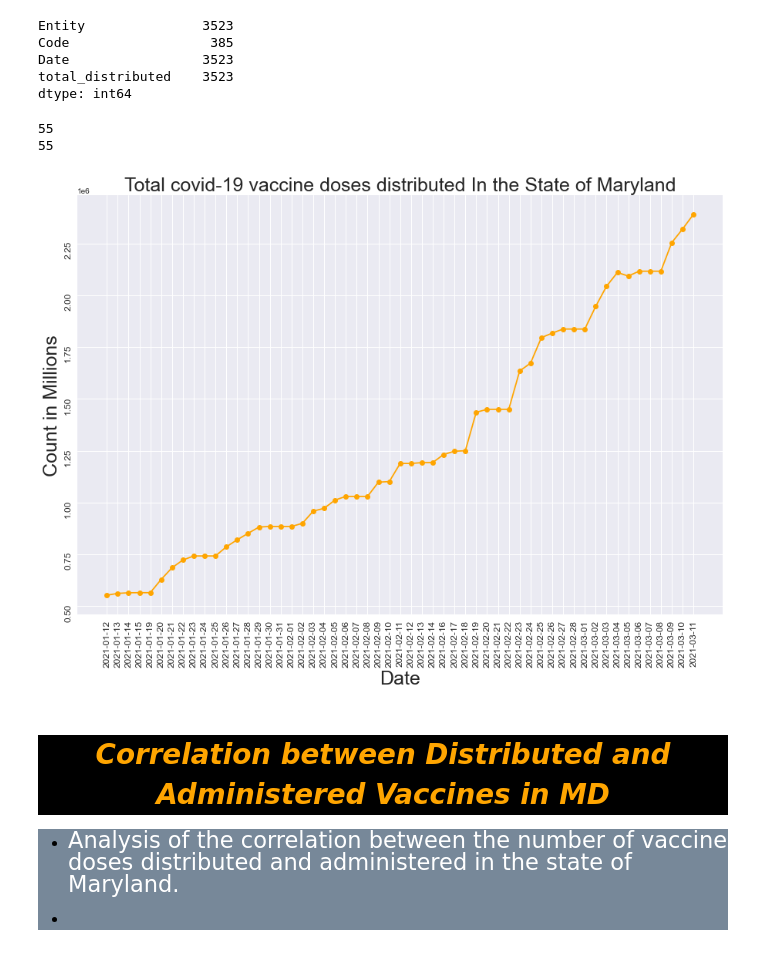
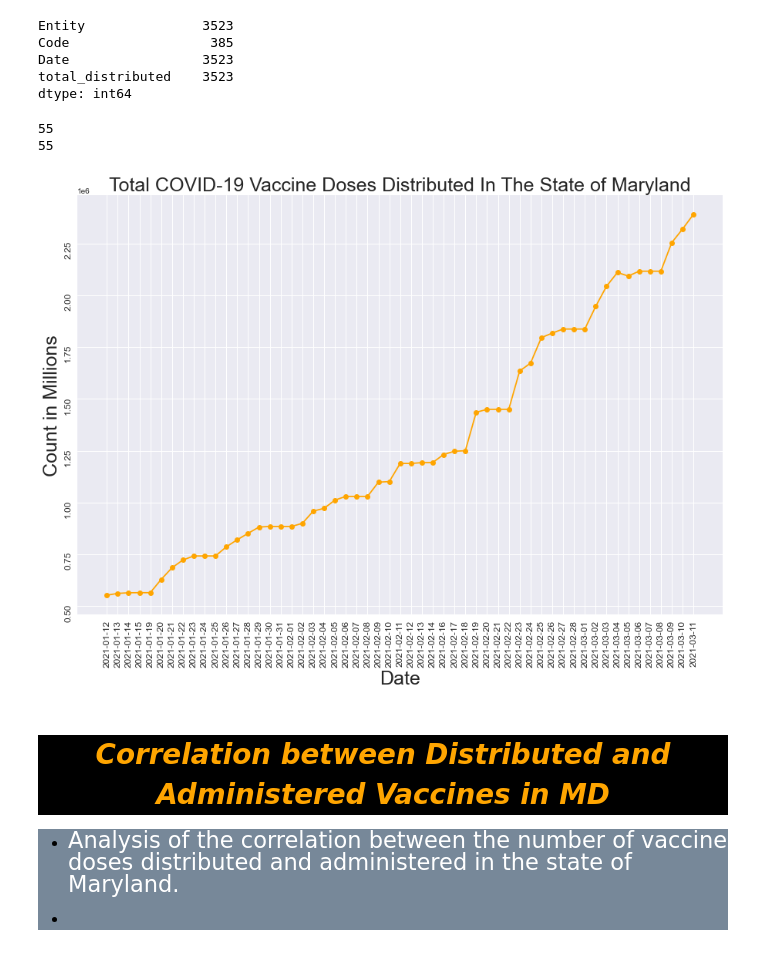
Before and after one commit to ccgrace/maryland_vaccination, a Jupyter notebook: Covid19-Vaccination-Analysis/Vaccionation_in_Maryland_starter.ipynb, the cells around one changed output. Drawn from its saved outputs; the diff is of its cells as text; code cells hidden in the pictures.

```diff
--- a/Covid19-Vaccination-Analysis/Vaccionation_in_Maryland_starter.ipynb
+++ b/Covid19-Vaccination-Analysis/Vaccionation_in_Maryland_starter.ipynb
@@ -107,20 +107,20 @@ total_doses_distributed_md = total_doses_distributed_df[total_doses_distributed_
 # %%
 dates = total_doses_distributed_md['Date']
 md_total_distributed = total_doses_distributed_md['total_distributed']
 print(len(dates))
 print(len(md_total_distributed))
 
 plt.figure(figsize=(15,10))
 plt.plot(dates, md_total_distributed,marker='o', color='orange')
 plt.ylabel("Count in Millions", fontsize=25)
 plt.xlabel("Date", fontsize=25)
-plt.title("Total covid-19 vaccine doses distributed In the State of Maryland",fontsize=25)
+plt.title("Total COVID-19 Vaccine Doses Distributed In The State of Maryland",fontsize=25)
 plt.tick_params(labelsize=12, rotation=90)
 # plt.savefig("../Output_Data/Tota_covid-19_vaccine-doses-distributed-In-md-US_by_date.png")
 # %% [output]
 55
 55
-[figure, old version]
+[figure, new version]
 # %% [markdown]
 <center><i><h1 style="background-color:black;color:orange">Correlation between Distributed and Administered Vaccines in MD</h1></i></center>
 <div style="background-color:LightSlateGray">
```
Also changed, not shown: parts of 8 cells of this notebook, 7 other files.
